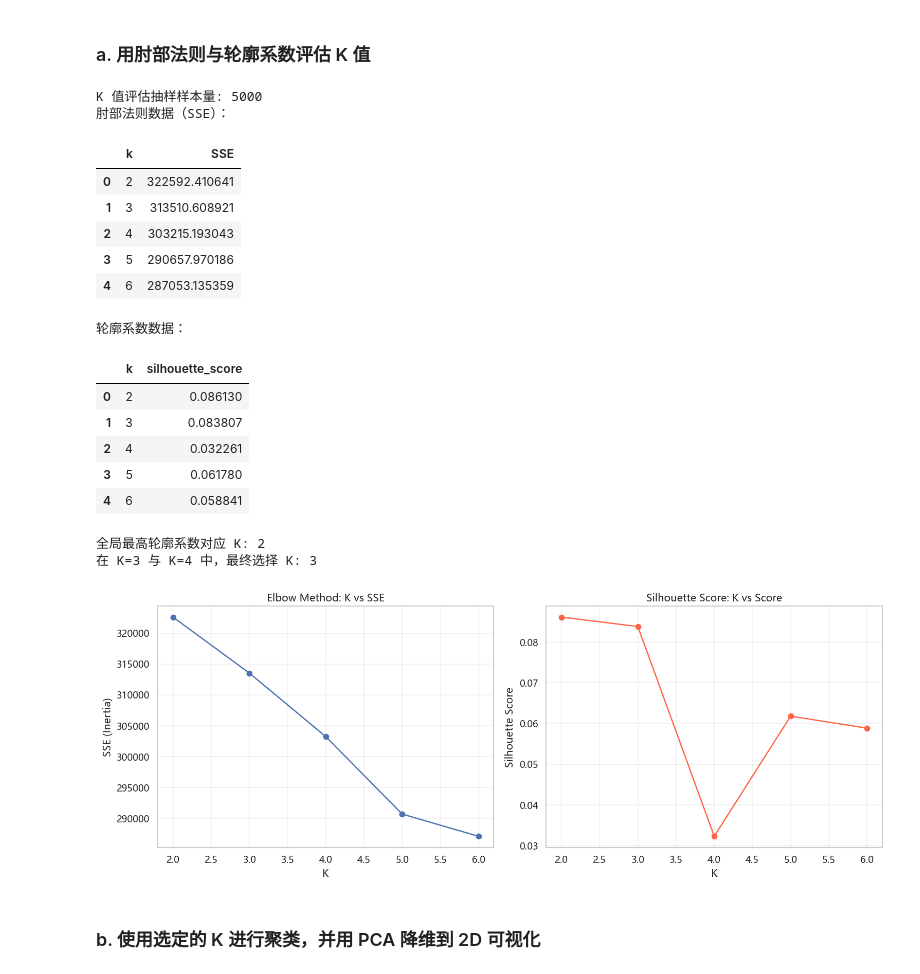
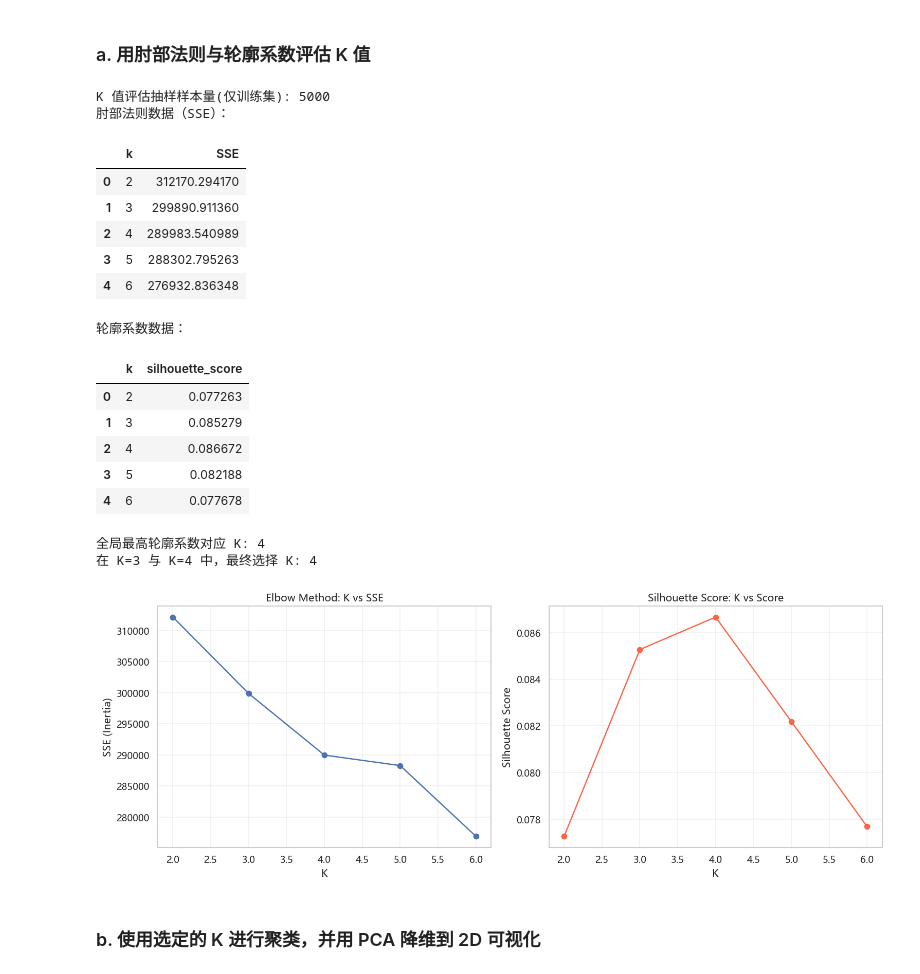
Before and after one commit to james0769-cmd/Online-Shoppers-Intention-Analysis, a Jupyter notebook: Online Shoppers Intention Analysis.ipynb, the cells around one changed output. Cells and saved outputs as stored; diff of their text form; code cells hidden in the pictures.

```diff
--- a/Online Shoppers Intention Analysis.ipynb
+++ b/Online Shoppers Intention Analysis.ipynb
@@ -33,6 +34,14 @@ plt.rcParams["axes.unicode_minus"] = False
 
 # 启用常见中文字体
 plt.rcParams["font.sans-serif"] = ["Microsoft YaHei", "SimHei", "Arial Unicode MS", "DejaVu Sans"]
+
+# 统一实验配置，避免魔数散落在各个代码单元
+CONFIG = {
+    "RANDOM_SEED": 42,
+    "TEST_SIZE": 0.2,
+    "CV_FOLDS": 5,
+    "SCORING_MAIN": "f1"
+}
 # %% [markdown]
 ### a. 数据加载与基础检查
 读取数据后查看数据规模、样例、字段类型、统计摘要与缺失值情况。
@@ -327,8 +336,8 @@ display(X_encoded.head())
 X_train, X_test, y_train, y_test = train_test_split(
     X_encoded,
     y,
-    test_size=0.2,
-    random_state=42,
+    test_size=CONFIG["TEST_SIZE"],
+    random_state=CONFIG["RANDOM_SEED"],
     stratify=y
 )
 
@@ -389,15 +409,15 @@ print(f"分类模型类权重参数: class_weight='{class_weight_option}'")
 # %%
 k_values = [2, 3, 4, 5, 6]
 
-# 为了提高运行速度，在样本上估计 K 的趋势
-k_eval_size = min(5000, len(X_cluster_scaled))
-X_k_eval = X_cluster_scaled.sample(n=k_eval_size, random_state=42)
+# K 值选择严格仅基于训练集，避免测试集信息渗入
+k_eval_size = min(5000, len(X_train_scaled))
+X_k_eval = X_train_scaled.sample(n=k_eval_size, random_state=CONFIG["RANDOM_SEED"])
 
 sse_scores = []
 sil_scores = []
 
 for k in k_values:
-    km = KMeans(n_clusters=k, random_state=42, n_init=20)
+    km = KMeans(n_clusters=k, random_state=CONFIG["RANDOM_SEED"], n_init=20)
     labels_k = km.fit_predict(X_k_eval)
     sse_scores.append(km.inertia_)
     sil_scores.append(silhouette_score(X_k_eval, labels_k))
@@ -412,49 +432,49 @@ best_k_sil = sil_df.loc[sil_df["silhouette_score"].idxmax(), "k"]
 # 按题目要求在 K=3 或 K=4 中选择更优者
 selected_k = 3 if sil_3 >= sil_4 else 4
 
-print(f"K 值评估抽样样本量: {k_eval_size}")
+print(f"K 值评估抽样样本量(仅训练集): {k_eval_size}")
 print("肘部法则数据（SSE）：")
 display(elbow_df)
 print("\n轮廓系数数据：")
 display(sil_df)
 print(f"\n全局最高轮廓系数对应 K: {best_k_sil}")
 print(f"在 K=3 与 K=4 中，最终选择 K: {selected_k}")
 
 fig, axes = plt.subplots(1, 2, figsize=(13, 5))
 
 axes[0].plot(elbow_df["k"], elbow_df["SSE"], marker="o")
 axes[0].set_title("Elbow Method: K vs SSE")
 axes[0].set_xlabel("K")
 axes[0].set_ylabel("SSE (Inertia)")
 axes[0].grid(alpha=0.3)
 
 axes[1].plot(sil_df["k"], sil_df["silhouette_score"], marker="o", color="tomato")
 axes[1].set_title("Silhouette Score: K vs Score")
 axes[1].set_xlabel("K")
 axes[1].set_ylabel("Silhouette Score")
 axes[1].grid(alpha=0.3)
 
 plt.tight_layout()
 plt.show()
 # %% [output]
-K 值评估抽样样本量: 5000
+K 值评估抽样样本量(仅训练集): 5000
 肘部法则数据（SSE）：
 |  | k | SSE |
-| 0 | 2 | 322592.410641 |
-| 1 | 3 | 313510.608921 |
-| 2 | 4 | 303215.193043 |
-| 3 | 5 | 290657.970186 |
-| 4 | 6 | 287053.135359 |
+| 0 | 2 | 312170.294170 |
+| 1 | 3 | 299890.911360 |
+| 2 | 4 | 289983.540989 |
+| 3 | 5 | 288302.795263 |
+| 4 | 6 | 276932.836348 |
 轮廓系数数据：
 |  | k | silhouette_score |
-| 0 | 2 | 0.086130 |
-| 1 | 3 | 0.083807 |
-| 2 | 4 | 0.032261 |
-| 3 | 5 | 0.061780 |
-| 4 | 6 | 0.058841 |
+| 0 | 2 | 0.077263 |
+| 1 | 3 | 0.085279 |
+| 2 | 4 | 0.086672 |
+| 3 | 5 | 0.082188 |
+| 4 | 6 | 0.077678 |
-全局最高轮廓系数对应 K: 2
-在 K=3 与 K=4 中，最终选择 K: 3
+全局最高轮廓系数对应 K: 4
+在 K=3 与 K=4 中，最终选择 K: 4
-[figure, old version]
+[figure, new version]
 # %% [markdown]
 ### b. 使用选定的 K 进行聚类，并用 PCA 降维到 2D 可视化
 # %%
```
Also changed, not shown: parts of 21 cells of this notebook.
